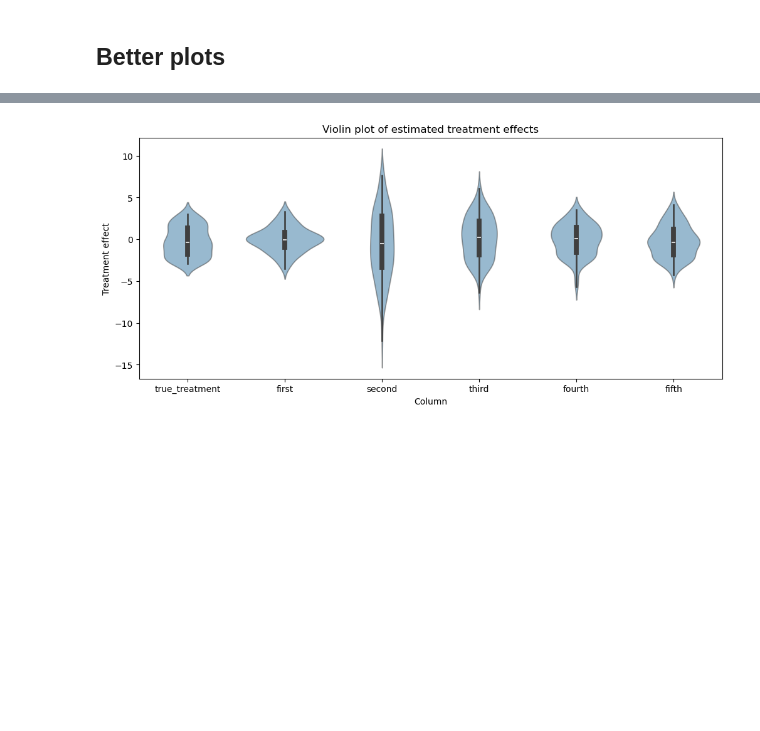
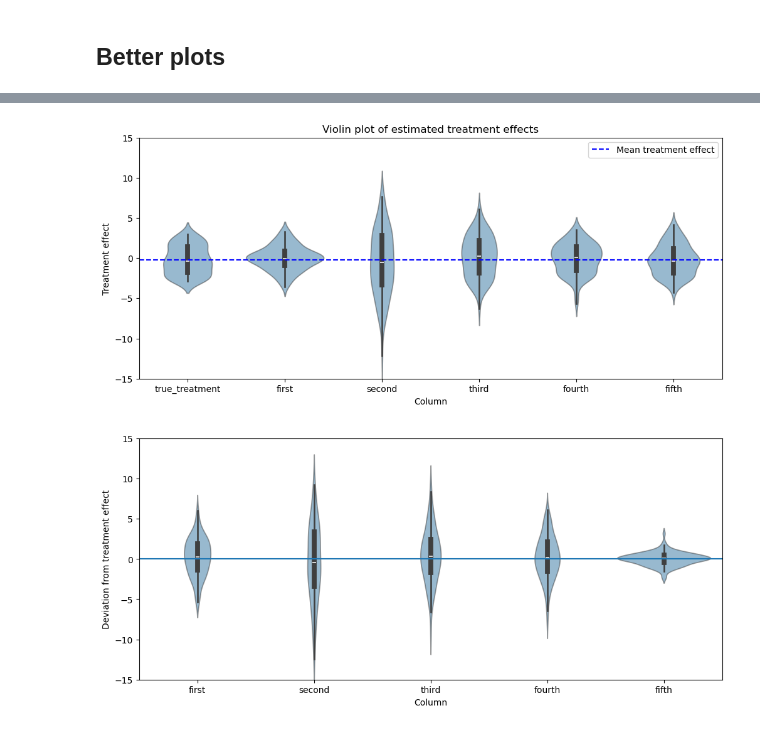
Before and after one commit to malo4300/ICA_IV, a Jupyter notebook: Treatment_extraction_column_comp_all_columns.ipynb, the cells around one changed output, grey strips where cells are left out. Saved outputs shown, nothing was run; the diff lists cells and outputs as text; code cells hidden in the pictures; blank space fills up the shorter version.

Commit message:
deviation plots

```diff
--- a/Treatment_extraction_column_comp_all_columns.ipynb
+++ b/Treatment_extraction_column_comp_all_columns.ipynb
@@ -153,7 +156,26 @@ def vioplot(data):
     plt.xlabel("Column")
     plt.ylabel("Treatment effect")
     plt.title("Violin plot of estimated treatment effects")
+    plt.ylim((-15,15))
+    plt.axhline(y = df["true_treatment"].mean(),  linestyle = "--", c = "b", label = "Mean treatment effect")
+    plt.legend()
     plt.show()
+
+
+def viomae(data):
+    treatment = data["true_treatment"]
+    df = data.copy().drop(["true_treatment", "sixth"], axis =1)
+    maes = df.apply(lambda x: x - treatment, axis= 0)
+    maes["id"] = maes.index
+    maes_long = maes.melt(id_vars="id")
+    plt.figure(figsize=(12,5))
+    sns.violinplot(data = maes_long,x = "variable",  y = "value" , alpha = 0.5)
+    plt.xlabel("Column")
+    plt.ylabel("Deviation from treatment effect")
+    plt.axhline(y = 0)
+    plt.ylim((-15,15))
+
+    plt.show()
 # %%
 df_no_zeros = pd.read_csv("results/CausalVarEM_each_all_columns.csv")
 # %%
@@ -168,5 +194,7 @@ vioplot(df_pre_treatment_controlls)
 # %%
 df_lower_triangular = pd.read_csv("results/CausalVarEM_lower_triangular_all_columns.csv")
 vioplot(df_lower_triangular)
+viomae(df_lower_triangular)
 # %% [output]
-[figure, old version]
+[figure, new version]
+[figure, added]
```
Also changed, not shown: parts of 3 cells of this notebook.
